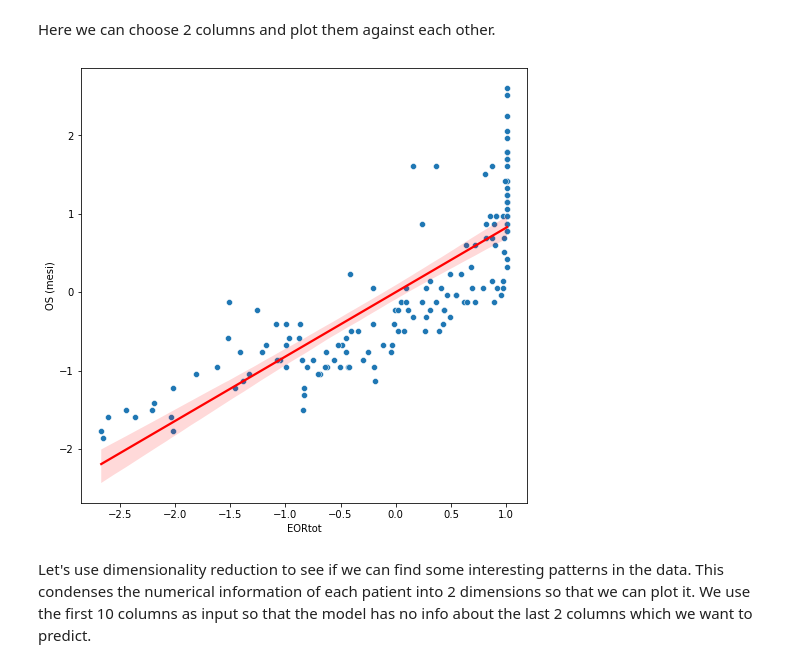
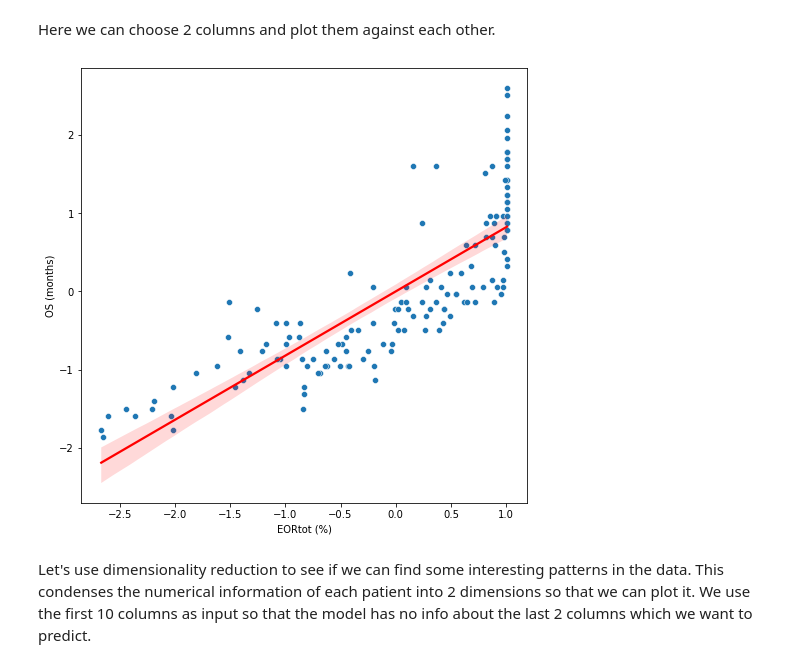
Before and after one commit to gullo97/medicine2, a Jupyter notebook: notebook.ipynb, the cells around one changed output. Drawn from its saved outputs; the diff is of its cells as text; code cells hidden in the pictures.

```diff
--- a/notebook.ipynb
+++ b/notebook.ipynb
@@ -10,6 +10,6 @@ import matplotlib.pyplot as plt
 Let's take a look at the data.
 # %%
 # read data from xlsx file
-data = pd.read_excel('data.xlsx')
+data = pd.read_excel('data_eng.xlsx')
 data.head()
 # %% [output]
@@ -76,16 +76,16 @@ Here we can choose 2 columns and plot them against each other.
 # %%
 def plot_correlation(column_1, column_2):
     plt.figure(figsize=(8,8))
     sns.scatterplot(x=column_1, y=column_2, data=data)
     # plot line of best fit
     sns.regplot(x=column_1, y=column_2, data=data, scatter=False, color='red')
     plt.show()
 
 
 # plot_correlation(data[data.columns[-4]], data['OS (mesi)'])
-plot_correlation(data['EORtot'], data['OS (mesi)'])
+plot_correlation(data['EORtot (%)'], data['OS (months)'])
 # %% [output]
-[figure, old version]
+[figure, new version]
 # %% [markdown]
 Let's use dimensionality reduction to see if we can find some interesting patterns in the data. This condenses the numerical information of each patient into 2 dimensions so that we can plot it.
 We use the first 10 columns as input so that the model has no info about the last 2 columns which we want to predict.
```
Also changed, not shown: parts of 6 cells of this notebook, 4 other files.
